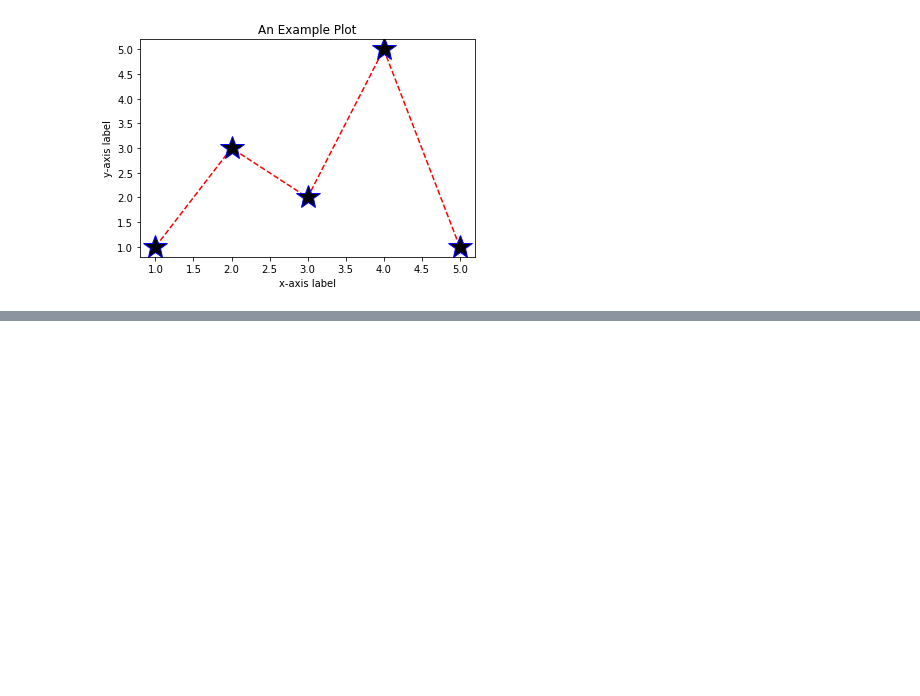
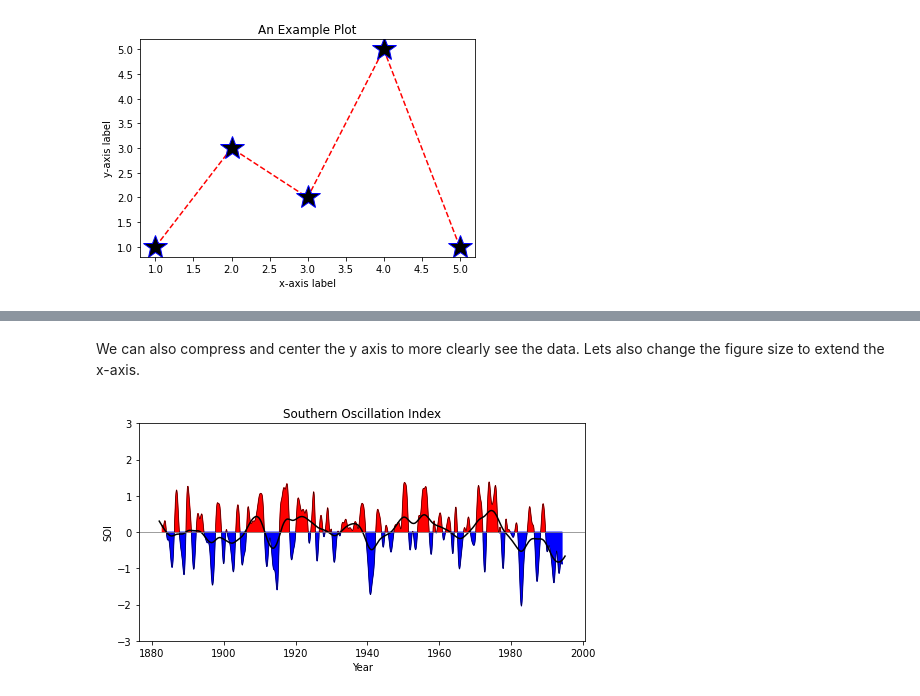
Before and after one commit to anissa111/matplotlib-tutorial, a Jupyter notebook: Prerelease.ipynb, the cells around one changed output, grey strips where cells are left out. Saved outputs shown, nothing was run; the diff lists cells and outputs as text; code cells hidden in the pictures; blank space fills up the shorter version.

```diff
--- a/Prerelease.ipynb
+++ b/Prerelease.ipynb
@@ -84,0 +135,12 @@ ax.set_title('An Example Plot');
+# %% [markdown]
+We can also compress and center the y axis to more clearly see the data. Lets also change the figure size to extend the x-axis.
+# %%
+# set axis range
+ax.set_ylim([-3,3])
+
+# Set figure size
+fig.set_size_inches(8,4)
+
+fig
+# %% [output]
+[figure, added]
```
Also changed, not shown: parts of 14 cells of this notebook, 3 other files.
